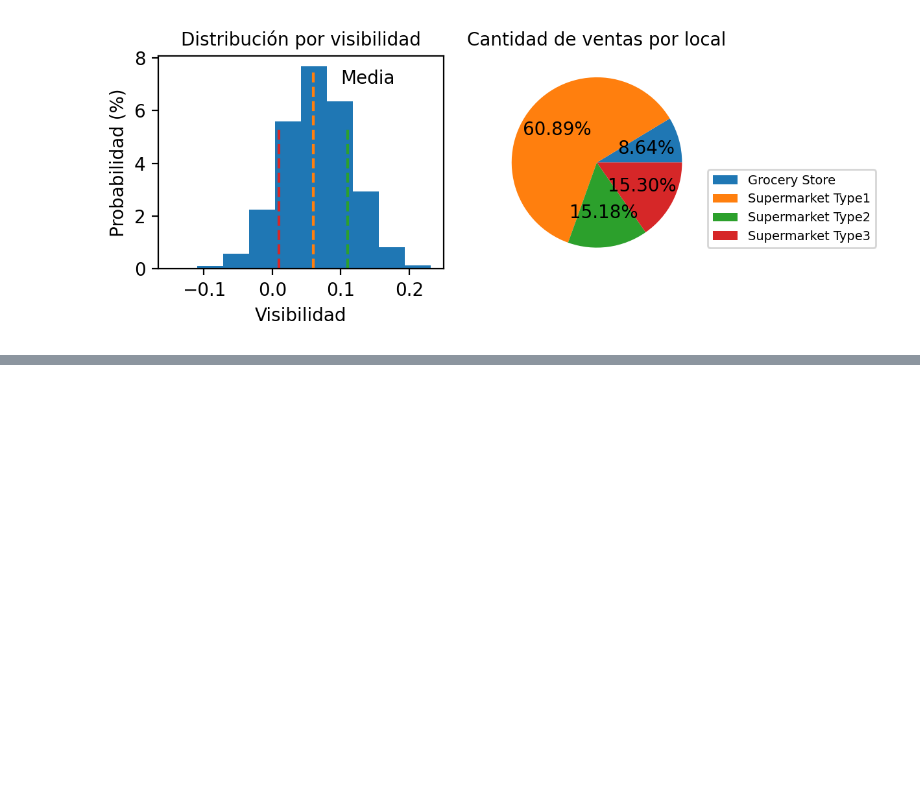
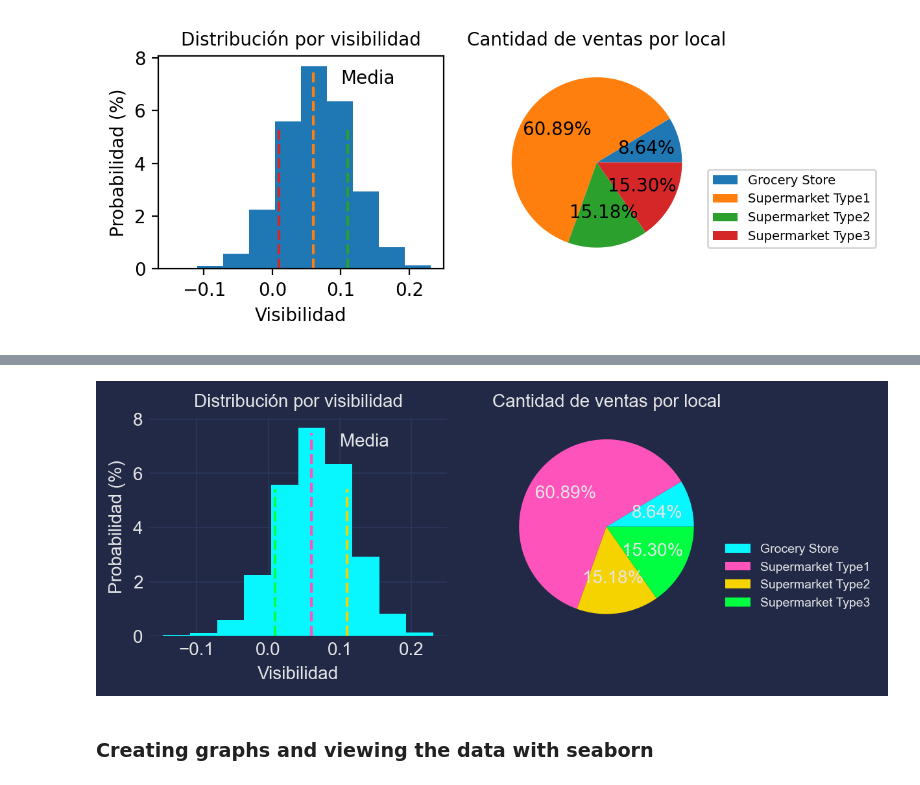
Before and after one commit to Elmatinho/predicciones-ventas, a Jupyter notebook: predicciones_ventas.ipynb, the cells around one changed output, grey strips where cells are left out. Cells and saved outputs as stored; diff of their text form; code cells hidden in the pictures; blank space fills up the shorter version.

Commit message:
Gráficos y conclusiones nuevas

```diff
--- a/predicciones_ventas.ipynb
+++ b/predicciones_ventas.ipynb
@@ -330,0 +354,26 @@ plt.rcParams['figure.constrained_layout.use'] = True
+# %%
+fig = plt.figure(dpi=200)
+plt.style.use('cyberpunk')
+ #para ajustar los gráficos
+ax1 = fig.add_subplot(2,2,1)
+ax1.hist(x,num_bins,density=True)
+ax1.set_xlabel('Visibilidad')
+ax1.set_ylabel('Probabilidad (%)')
+ax1.plot([0.06,0.06],[0,7.5],'--')
+ax1.plot([0.06+desv_vis,0.06+desv_vis],[0,5.4],"--")
+ax1.plot([0.06-desv_vis,0.06-desv_vis],[0,5.4],"--")
+ax1.annotate('Media', xy=(0.06,7.5), xytext=(0.1,7))
+ax1.set_title('Distribución por visibilidad',fontsize=10)
+
+
+ax2=fig.add_subplot(2,2,2)
+ax2.pie(Ventas_porlocal.values,autopct="%.2f%%")
+ax2.legend(Ventas_porlocal.index,loc=[1.02,0.1],fontsize=7)
+ax2.set_title('Cantidad de ventas por local',fontsize=10)
+plt.rcParams['figure.constrained_layout.use'] = True
+
+#mplcyberpunk.add_glow_effects()
+# %% [output]
+[figure, added]
+# %% [markdown]
+### Creating graphs and viewing the data with seaborn
```
Also changed, not shown: parts of 9 cells of this notebook.
